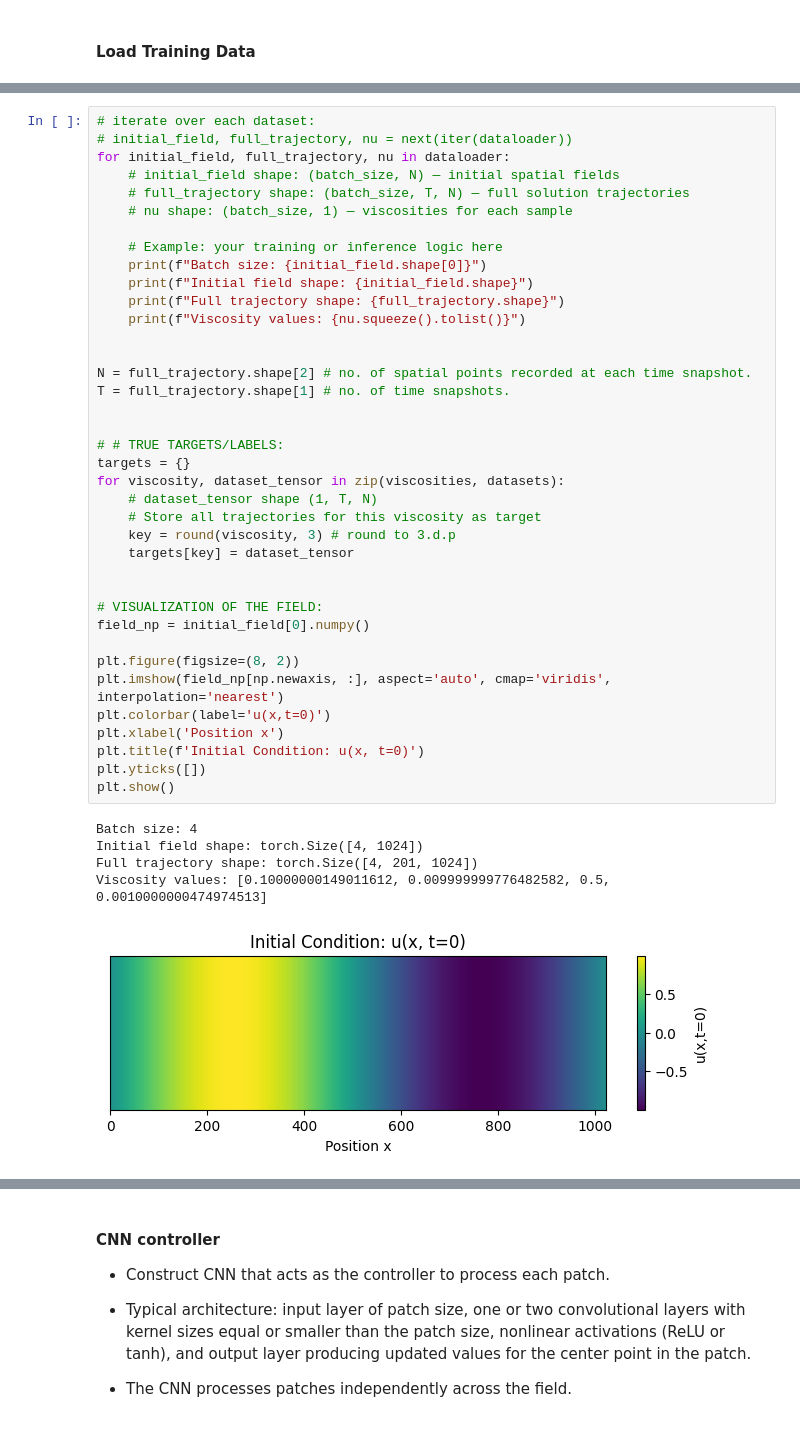
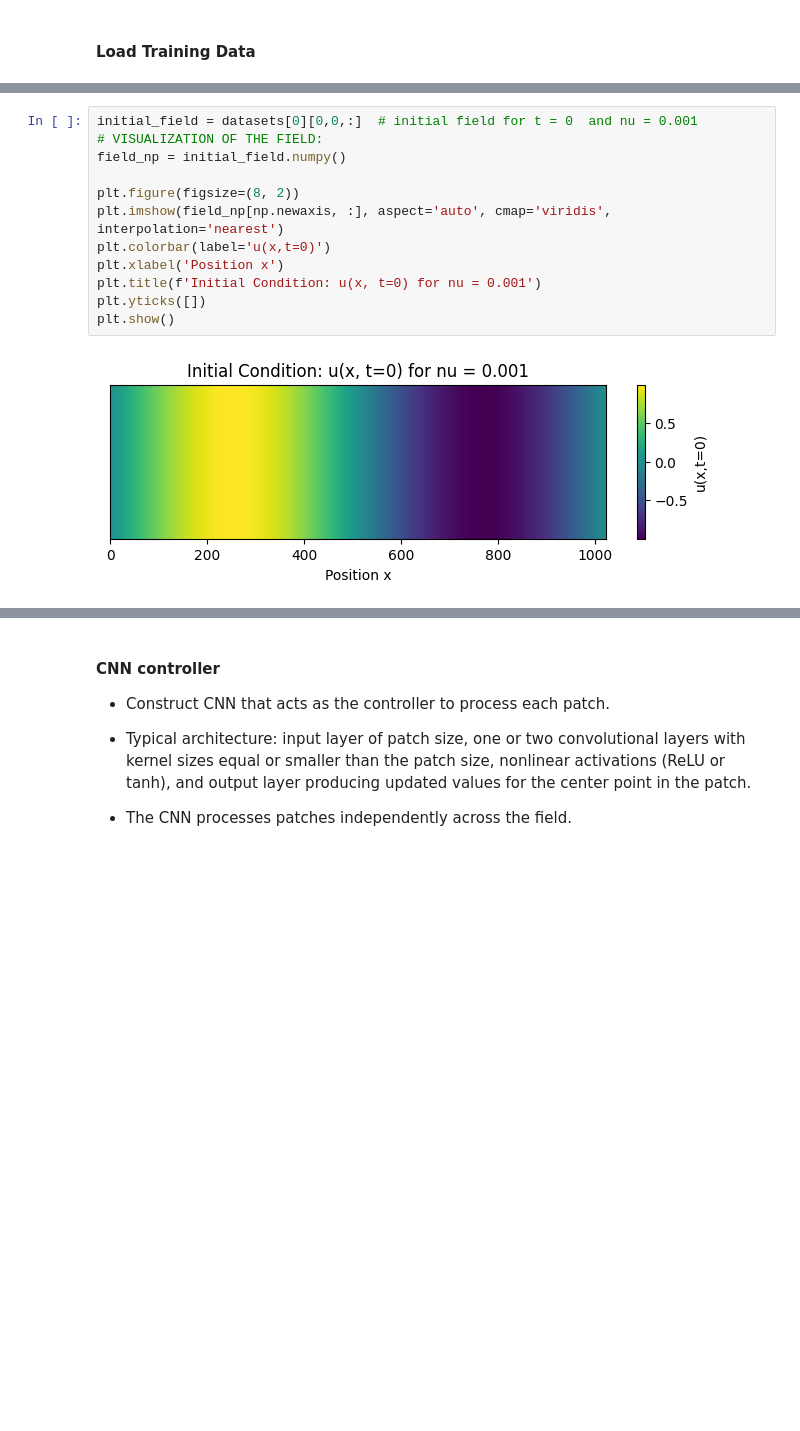
Before and after one commit to Samuel-Chapuis/CS-NFTM-Fork, a Jupyter notebook: NFTM_for_Physic/CNN_burgers_1D.ipynb, the cells around one changed output, grey strips where cells are left out. Drawn from its saved outputs; the diff is of its cells as text; blank space fills up the shorter version.

```diff
--- a/NFTM_for_Physic/CNN_burgers_1D.ipynb
+++ b/NFTM_for_Physic/CNN_burgers_1D.ipynb
@@ -127,46 +166,16 @@ torch.Size([4, 201, 1024])
 
 * SAME INITIAL CONDITION FOR ALL DATASETS. VALUES OF $u(x, t= 0)$ are equal, regardless of the value of $\nu$.
 # %%
-# iterate over each dataset:
-# initial_field, full_trajectory, nu = next(iter(dataloader))
-for initial_field, full_trajectory, nu in dataloader:
-    # initial_field shape: (batch_size, N) — initial spatial fields
-    # full_trajectory shape: (batch_size, T, N) — full solution trajectories
-    # nu shape: (batch_size, 1) — viscosities for each sample
-
-    # Example: your training or inference logic here
-    print(f"Batch size: {initial_field.shape[0]}")
-    print(f"Initial field shape: {initial_field.shape}")
-    print(f"Full trajectory shape: {full_trajectory.shape}")
-    print(f"Viscosity values: {nu.squeeze().tolist()}")
-
-
-N = full_trajectory.shape[2] # no. of spatial points recorded at each time snapshot.
-T = full_trajectory.shape[1] # no. of time snapshots.
-
-
-# # TRUE TARGETS/LABELS:
-targets = {}
-for viscosity, dataset_tensor in zip(viscosities, datasets):
-    # dataset_tensor shape (1, T, N)
-    # Store all trajectories for this viscosity as target
-    key = round(viscosity, 3) # round to 3.d.p
-    targets[key] = dataset_tensor
-
-
+initial_field = datasets[0][0,0,:]  # initial field for t = 0  and nu = 0.001
 # VISUALIZATION OF THE FIELD:
-field_np = initial_field[0].numpy()
+field_np = initial_field.numpy()
 
 plt.figure(figsize=(8, 2))
 plt.imshow(field_np[np.newaxis, :], aspect='auto', cmap='viridis', interpolation='nearest')
 plt.colorbar(label='u(x,t=0)')
 plt.xlabel('Position x')
-plt.title(f'Initial Condition: u(x, t=0)')
+plt.title(f'Initial Condition: u(x, t=0) for nu = 0.001')
 plt.yticks([])
 plt.show()
 # %% [output]
-Batch size: 4
-Initial field shape: torch.Size([4, 1024])
-Full trajectory shape: torch.Size([4, 201, 1024])
-Viscosity values: [0.10000000149011612, 0.009999999776482582, 0.5, 0.0010000000474974513]
-[figure, old version]
+[figure, new version]
```
Also changed, not shown: parts of 20 cells of this notebook.
